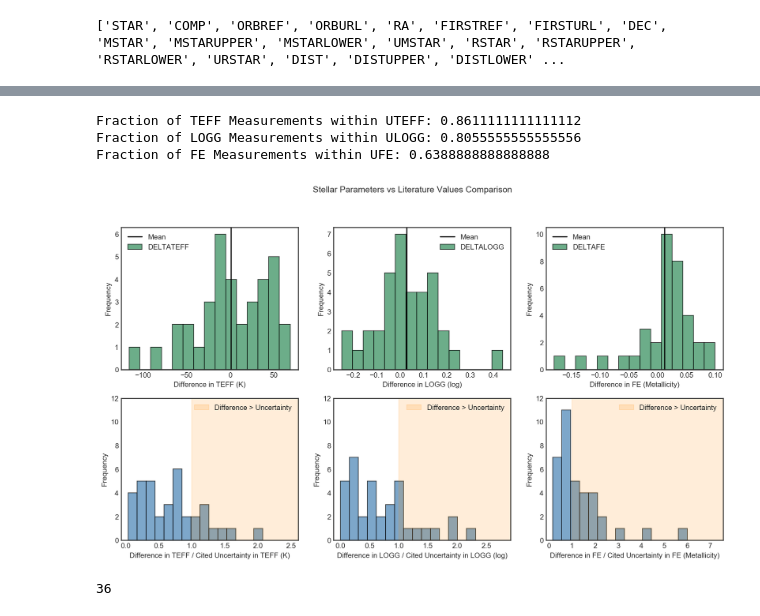
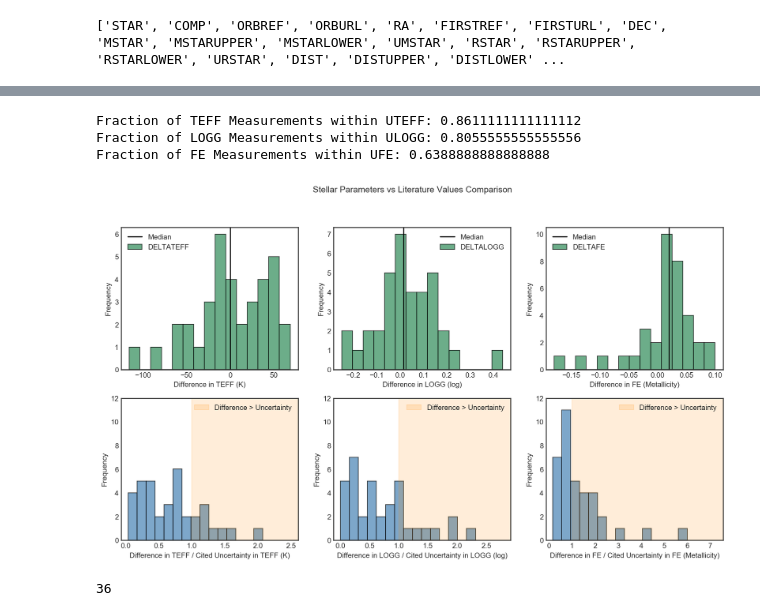
Before and after one commit to jkcarlberg/redgiant_planethosts, a Jupyter notebook: stellar_param_comp.ipynb, the cells around one changed output, grey strips where cells are left out. Saved outputs shown, nothing was run; the diff lists cells and outputs as text; code cells hidden in the pictures.

Commit message:
mean to median given heterogeneity of literature values

```diff
--- a/stellar_param_comp.ipynb
+++ b/stellar_param_comp.ipynb
@@ -42,10 +42,10 @@ param_df = pd.DataFrame.from_dict(stellar_param_dict, orient='index')
 
 cross_ref_dict = {}
 for row in param_df.iterrows():
-    print(row[1][:])
     teff = row[1]["Teff"]
-    logg = row[1]["Log"]
-    teff, logg, metal = row[1][:]
+    logg = row[1]["Log_g"]
+    metal = row[1]["M/H"]
+    #teff, logg, metal = row[1][:]
     if 'ngc' in row[0]:
         continue
     exo_df_subset = [s for s in list(exo_df['STAR']) if row[0].lower() in s.replace(' ','').lower()]
@@ -64,4 +64,4 @@ for row in param_df.iterrows():
     cross_ref_dict[row[0]] = match_dict
 
 cross_ref_df = pd.DataFrame.from_dict(cross_ref_dict, orient='index')
-print(cross_ref_df)
+#print(cross_ref_df)
@@ -91,35 +73,35 @@ units = ['K', 'log', 'Metallicity']
 for idx,ax in enumerate(axes[0]):
     #ax.set_xlim(-125,125)
     ax.hist(cross_ref_df[quantities[idx]], histtype='bar',ec='black', color = 'seagreen', alpha = 0.7, bins = 15)
     ax.set_xlabel("Difference in {} ({})".format(quantities[idx][5:], units[idx]))
     ax.set_ylabel("Frequency")
     #ax.set_ylim([0,12])
-    ax.axvline(np.mean(cross_ref_df[quantities[idx]]), color='k', label = 'Mean')
+    ax.axvline(np.median(cross_ref_df[quantities[idx]]), color='k', label = 'Median')
     ax.legend()
 
 for idx,ax in enumerate(axes[1]):
     ax.set_xlabel("Difference in {} / Cited Uncertainty in {} ({})".format(quantities[idx][5:],quantities[idx][5:], units[idx]))
     ax.hist(abs(cross_ref_df[quantities[idx]]) / cross_ref_df[uncertainties[idx]], histtype='bar',ec='black', color='steelblue', alpha=0.7, bins=15)
     ax.set_ylabel("Frequency")
     #ax.axvline(0, color='k')
     left, right = ax.get_xlim()
     ax.set_ylim([0,12])
     ax.axvspan(1, 1.2*right, alpha=0.15, color='darkorange', label="Difference > Uncertainty")
     ax.set_xlim([left,1.2*right])
     #ax.text(right/10,0.7*top, "Diff > Unc")
     ax.legend()
 
 fig.suptitle("Stellar Parameters vs Literature Values Comparison")
 #plt.tight_layout()
 plt.savefig("plots/literature_comparison.png")
 print("Fraction of TEFF Measurements within UTEFF: {}".format(np.sum((cross_ref_df['DELTATEFF']-cross_ref_df['UTEFF']) <= 0)/ len(list(cross_ref_df['DELTATEFF']))))
 print("Fraction of LOGG Measurements within ULOGG: {}".format(np.sum((cross_ref_df['DELTALOGG']-cross_ref_df['ULOGG']) <= 0)/ len(list(cross_ref_df['DELTALOGG']))))
 print("Fraction of FE Measurements within UFE: {}".format(np.sum((cross_ref_df['DELTAFE']-cross_ref_df['UFE']) <= 0)/ len(list(cross_ref_df['DELTAFE']))))
 # %% [output]
 Fraction of TEFF Measurements within UTEFF: 0.8611111111111112
 Fraction of LOGG Measurements within ULOGG: 0.8055555555555556
 Fraction of FE Measurements within UFE: 0.6388888888888888
-[figure, old version]
+[figure, new version]
 # %%
 print(len(cross_ref_df))
 cross_ref_df[['DELTATEFF','UTEFF','DELTALOGG','ULOGG','DELTAFE','UFE']]
```
Also changed, not shown: parts of 1 cell of this notebook, 1 other file.
